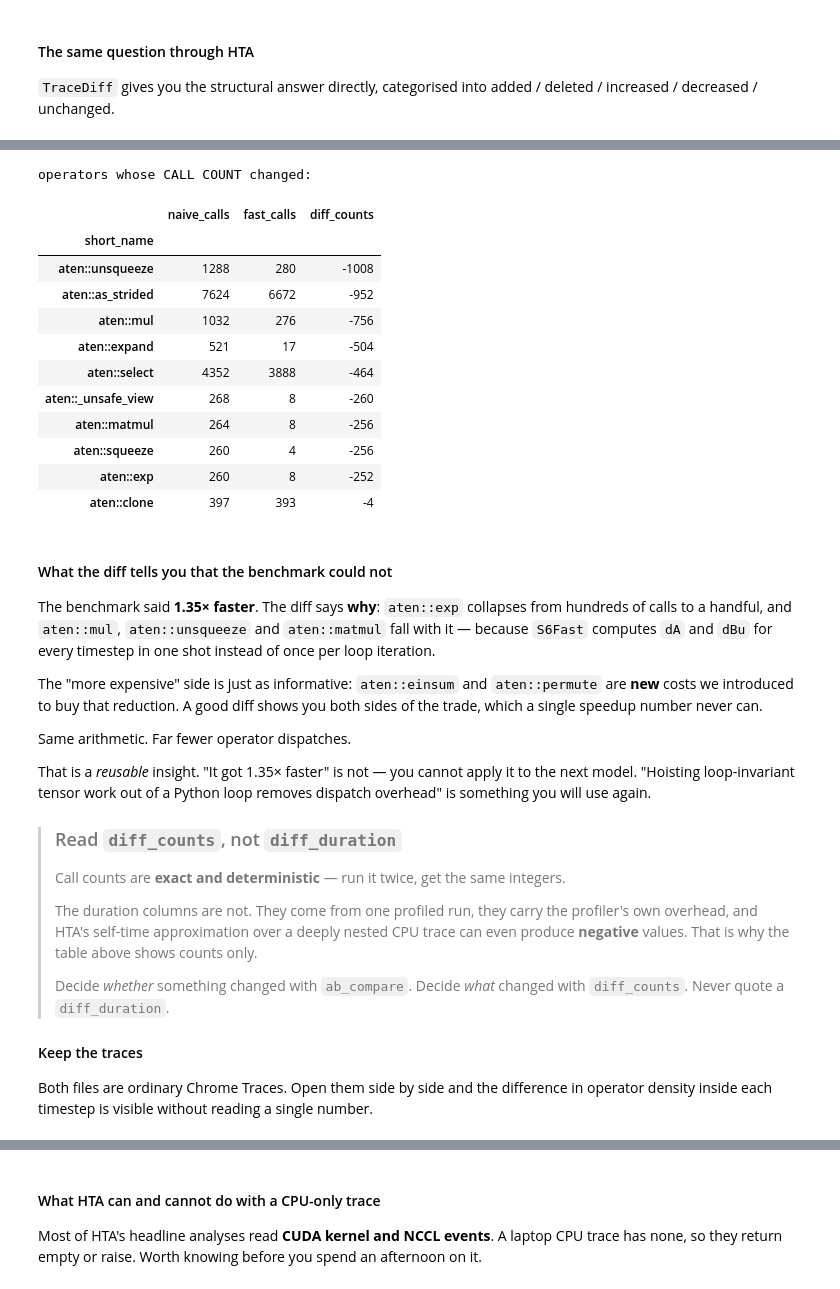
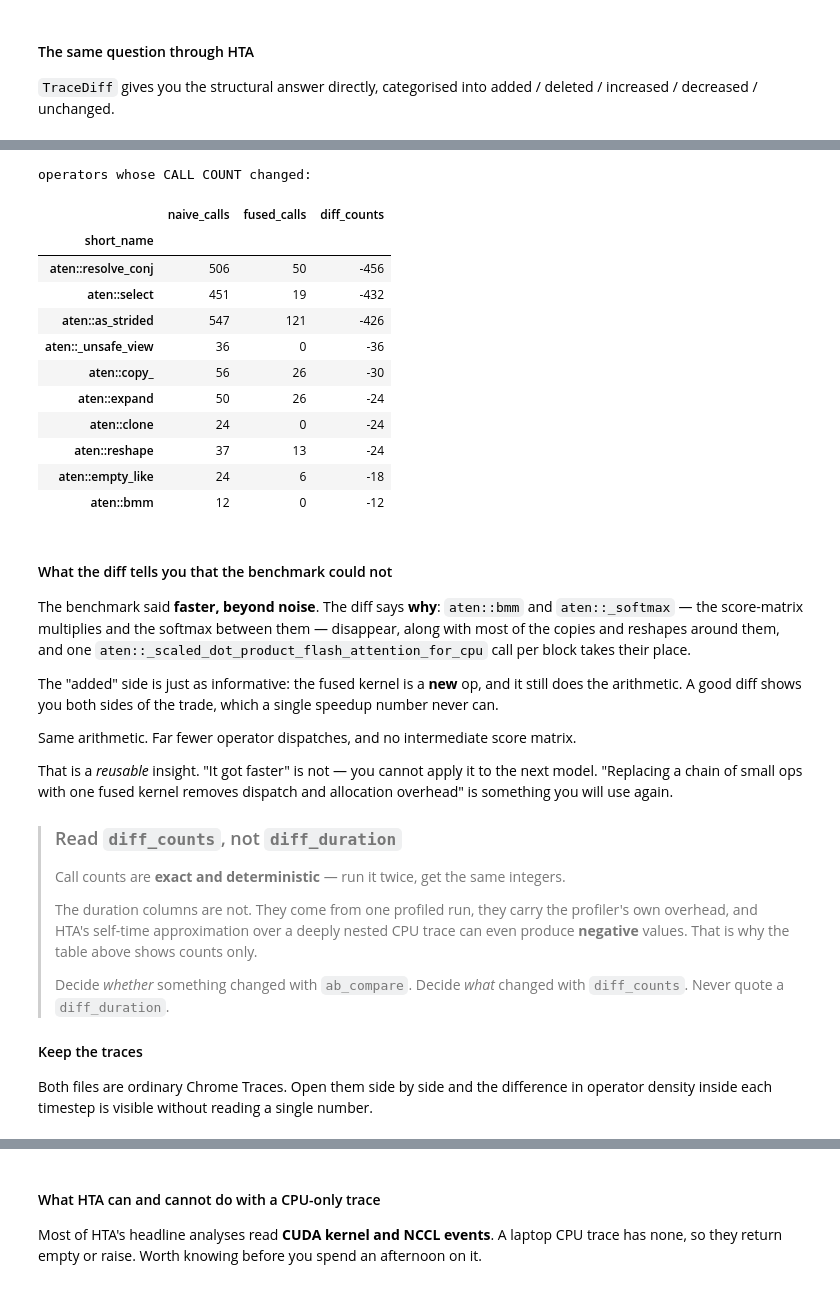
Before and after one commit to rwttr/Eco-workshop-n9, a Jupyter notebook: pytorch_benchmark_workshop_executed.ipynb, the cells around one changed output, grey strips where cells are left out. Cells and saved outputs as stored; diff of their text form; code cells hidden in the pictures.

```diff
--- a/pytorch_benchmark_workshop_executed.ipynb
+++ b/pytorch_benchmark_workshop_executed.ipynb
@@ -1459,16 +1444,14 @@ OUT = Path("benchmark_out"); OUT.mkdir(exist_ok=True)
 TRACES = OUT / "traces"
 
 # active=1: one profiled step is plenty for a structural diff, and it keeps the files small.
-# An op-heavy model produces an ENORMOUS trace - ~27,000 events per forward pass here, so
-# the default active=3 would give us ~30 MB per file.
 with torch.inference_mode():
-    naive_dir, naive_file = capture_trace(lambda: mamba_naive(X_SMALL), TRACES, "s6_naive",
+    naive_dir, naive_file = capture_trace(lambda: vit_naive(X_IMG), TRACES, "attn_naive",
                                           warmup=1, active=1)
-    fast_dir,  fast_file  = capture_trace(lambda: mamba_fast(X_SMALL),  TRACES, "s6_fast",
+    fused_dir, fused_file = capture_trace(lambda: vit(X_IMG),       TRACES, "attn_fused",
                                           warmup=1, active=1)
 
-print(f"S6Naive trace: {naive_file.name}  ({naive_file.stat().st_size/1e6:.2f} MB)")
-print(f"S6Fast  trace: {fast_file.name}  ({fast_file.stat().st_size/1e6:.2f} MB)")
-print(f"\nBenchmark verdict from Part 3: S6Fast was "
-      f"{m_naive.median/m_fast.median:.2f}x faster. Now let us see *what* changed.")
+print(f"naive attention trace: {naive_file.name}  ({naive_file.stat().st_size/1e6:.2f} MB)")
+print(f"fused attention trace: {fused_file.name}  ({fused_file.stat().st_size/1e6:.2f} MB)")
+print(f"\nBenchmark verdict from Part 3: fused attention was "
+      f"{m_naive.median/m_fused.median:.2f}x faster. Now let us see *what* changed.")
 # %% [output]
@@ -1533,9 +1516,9 @@ else:
     from hta.trace_diff import TraceDiff
 
     ta_naive = TraceAnalysis(trace_dir=str(naive_dir))
-    ta_fast  = TraceAnalysis(trace_dir=str(fast_dir))
+    ta_fused = TraceAnalysis(trace_dir=str(fused_dir))
 
-    changed = TraceDiff.ops_diff(ta_naive.t, ta_fast.t)
+    changed = TraceDiff.ops_diff(ta_naive.t, ta_fused.t)
     for kind, items in changed.items():
         if len(items):
             print(f"{kind:<12} ({len(items):>3}): {', '.join(list(items)[:6])}")
@@ -1547,44 +1531,44 @@ unchanged    ( 38): ProfilerStep#1, aten::_convolution, aten::_nnpack_available,
 # %%
 if hta_available():
-    d = TraceDiff.compare_traces(ta_naive.t, ta_fast.t, use_short_name=True)
-    d = d.rename(columns={"Control_counts": "naive_calls", "Test_counts": "fast_calls",
-                          "Control_total_duration": "naive_us", "Test_total_duration": "fast_us"})
+    d = TraceDiff.compare_traces(ta_naive.t, ta_fused.t, use_short_name=True)
+    d = d.rename(columns={"Control_counts": "naive_calls", "Test_counts": "fused_calls",
+                          "Control_total_duration": "naive_us", "Test_total_duration": "fused_us"})
     moved = d[d.diff_counts != 0].sort_values("diff_counts")
     print("operators whose CALL COUNT changed:")
     # Showing counts only, on purpose. HTA's duration columns here are a self-time
     # approximation over a deeply nested CPU trace and can even come out negative -
     # they are not a number to quote. The counts are exact.
-    display(moved[["naive_calls", "fast_calls", "diff_counts"]].astype(int).head(10))
+    display(moved[["naive_calls", "fused_calls", "diff_counts"]].astype(int).head(10))
 # %% [output]
 operators whose CALL COUNT changed:
-|  | naive_calls | fast_calls | diff_counts |
+|  | naive_calls | fused_calls | diff_counts |
 | short_name |  |  |  |
-| aten::unsqueeze | 1288 | 280 | -1008 |
-| aten::as_strided | 7624 | 6672 | -952 |
-| aten::mul | 1032 | 276 | -756 |
-| aten::expand | 521 | 17 | -504 |
-| aten::select | 4352 | 3888 | -464 |
-| aten::_unsafe_view | 268 | 8 | -260 |
-| aten::matmul | 264 | 8 | -256 |
-| aten::squeeze | 260 | 4 | -256 |
-| aten::exp | 260 | 8 | -252 |
-| aten::clone | 397 | 393 | -4 |
+| aten::resolve_conj | 506 | 50 | -456 |
+| aten::select | 451 | 19 | -432 |
+| aten::as_strided | 547 | 121 | -426 |
+| aten::_unsafe_view | 36 | 0 | -36 |
+| aten::copy_ | 56 | 26 | -30 |
+| aten::expand | 50 | 26 | -24 |
+| aten::clone | 24 | 0 | -24 |
+| aten::reshape | 37 | 13 | -24 |
+| aten::empty_like | 24 | 6 | -18 |
+| aten::bmm | 12 | 0 | -12 |
 # %% [markdown]
 #### What the diff tells you that the benchmark could not
 
-The benchmark said **1.35× faster**. The diff says **why**: `aten::exp` collapses from
-hundreds of calls to a handful, and `aten::mul`, `aten::unsqueeze` and `aten::matmul` fall
-with it — because `S6Fast` computes `dA` and `dBu` for every timestep in one shot instead of
-once per loop iteration.
+The benchmark said **faster, beyond noise**. The diff says **why**: `aten::bmm` and
+`aten::_softmax` — the score-matrix multiplies and the softmax between them — disappear,
+along with most of the copies and reshapes around them, and one
+`aten::_scaled_dot_product_flash_attention_for_cpu` call per block takes their place.
 
-The "more expensive" side is just as informative: `aten::einsum` and `aten::permute` are
-**new** costs we introduced to buy that reduction. A good diff shows you both sides of the
-trade, which a single speedup number never can.
+The "added" side is just as informative: the fused kernel is a **new** op, and it still does
+the arithmetic. A good diff shows you both sides of the trade, which a single speedup number
+never can.
 
-Same arithmetic. Far fewer operator dispatches.
+Same arithmetic. Far fewer operator dispatches, and no intermediate score matrix.
 
-That is a *reusable* insight. "It got 1.35× faster" is not — you cannot apply it to the
-next model. "Hoisting loop-invariant tensor work out of a Python loop removes dispatch
+That is a *reusable* insight. "It got faster" is not — you cannot apply it to the next
+model. "Replacing a chain of small ops with one fused kernel removes dispatch and allocation
 overhead" is something you will use again.
 
 > ### Read `diff_counts`, not `diff_duration`
```
Also changed, not shown: parts of 41 cells of this notebook, 10 other files.
